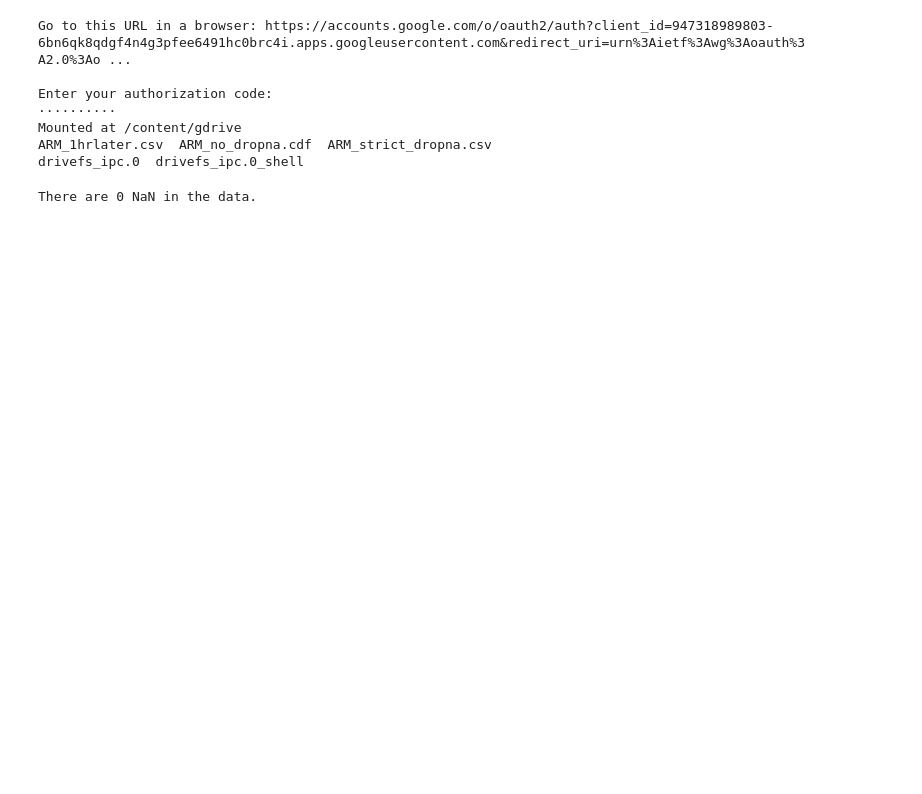
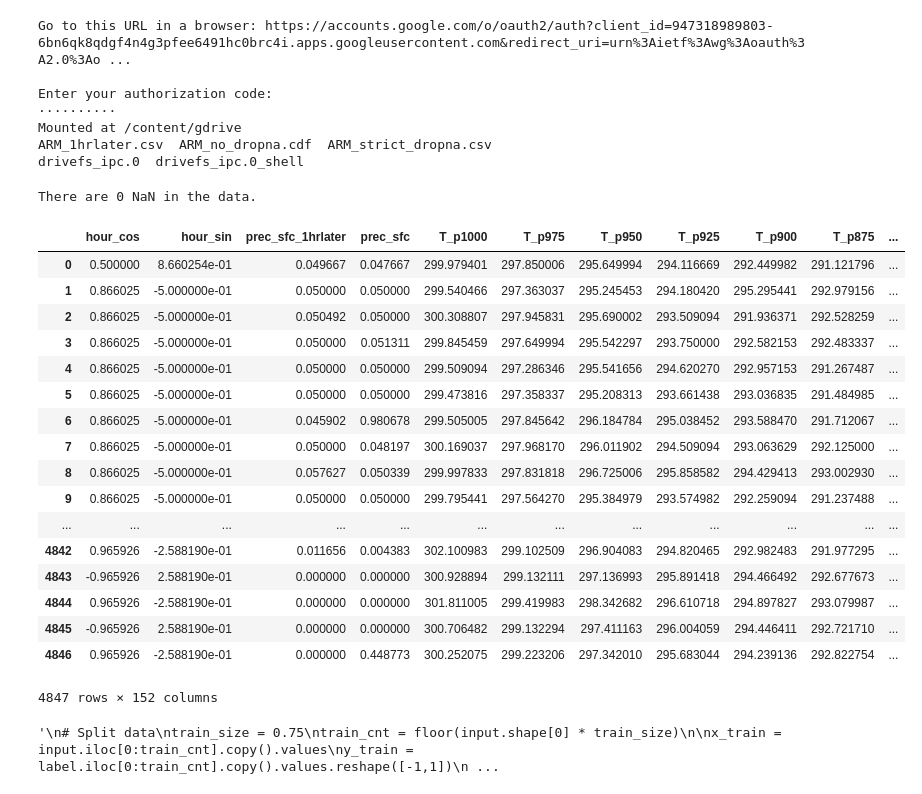
Before and after one commit to kurkutesa/Machine-Learning-Climate-Parameterization, a Jupyter notebook: work/NN/colab/NN.ipynb, the cells around one changed output. Drawn from its saved outputs; the diff is of its cells as text; code cells hidden in the pictures; blank space fills up the shorter version.

```diff
--- a/work/NN/colab/NN.ipynb
+++ b/work/NN/colab/NN.ipynb
@@ -61,20 +62,40 @@ drivefs_ipc.0  drivefs_ipc.0_shell
 # %%
 # Read data
 DATADIR = '/content/gdrive/My Drive/Colab Notebooks/data'
+#DATADIR = '../data/forNN'
 f = DATADIR + '/ARM_1hrlater.csv'
 df = pd.read_csv(f,index_col=0) # the first column in .csv is index
 
 # Double check NaN does not exist
 print('There are {} NaN in the data.'.format(df.isnull().sum().sum()))
-#df
+df
 # %% [output]
 There are 0 NaN in the data.
+|  | hour_cos | hour_sin | prec_sfc_1hrlater | prec_sfc | T_p1000 | T_p975 | T_p950 | T_p925 | T_p900 | T_p875 | ... |
+| 0 | 0.500000 | 8.660254e-01 | 0.049667 | 0.047667 | 299.979401 | 297.850006 | 295.649994 | 294.116669 | 292.449982 | 291.121796 | ... |
+| 1 | 0.866025 | -5.000000e-01 | 0.050000 | 0.050000 | 299.540466 | 297.363037 | 295.245453 | 294.180420 | 295.295441 | 292.979156 | ... |
+| 2 | 0.866025 | -5.000000e-01 | 0.050492 | 0.050000 | 300.308807 | 297.945831 | 295.690002 | 293.509094 | 291.936371 | 292.528259 | ... |
+| 3 | 0.866025 | -5.000000e-01 | 0.050000 | 0.051311 | 299.845459 | 297.649994 | 295.542297 | 293.750000 | 292.582153 | 292.483337 | ... |
+| 4 | 0.866025 | -5.000000e-01 | 0.050000 | 0.050000 | 299.509094 | 297.286346 | 295.541656 | 294.620270 | 292.957153 | 291.267487 | ... |
+| 5 | 0.866025 | -5.000000e-01 | 0.050000 | 0.050000 | 299.473816 | 297.358337 | 295.208313 | 293.661438 | 293.036835 | 291.484985 | ... |
+| 6 | 0.866025 | -5.000000e-01 | 0.045902 | 0.980678 | 299.505005 | 297.845642 | 296.184784 | 295.038452 | 293.588470 | 291.712067 | ... |
+| 7 | 0.866025 | -5.000000e-01 | 0.050000 | 0.048197 | 300.169037 | 297.968170 | 296.011902 | 294.509094 | 293.063629 | 292.125000 | ... |
+| 8 | 0.866025 | -5.000000e-01 | 0.057627 | 0.050339 | 299.997833 | 297.831818 | 296.725006 | 295.858582 | 294.429413 | 293.002930 | ... |
+| 9 | 0.866025 | -5.000000e-01 | 0.050000 | 0.050000 | 299.795441 | 297.564270 | 295.384979 | 293.574982 | 292.259094 | 291.237488 | ... |
+| ... | ... | ... | ... | ... | ... | ... | ... | ... | ... | ... | ... |
+| 4842 | 0.965926 | -2.588190e-01 | 0.011656 | 0.004383 | 302.100983 | 299.102509 | 296.904083 | 294.820465 | 292.982483 | 291.977295 | ... |
+| 4843 | -0.965926 | 2.588190e-01 | 0.000000 | 0.000000 | 300.928894 | 299.132111 | 297.136993 | 295.891418 | 294.466492 | 292.677673 | ... |
+| 4844 | 0.965926 | -2.588190e-01 | 0.000000 | 0.000000 | 301.811005 | 299.419983 | 298.342682 | 296.610718 | 294.897827 | 293.079987 | ... |
+| 4845 | -0.965926 | 2.588190e-01 | 0.000000 | 0.000000 | 300.706482 | 299.132294 | 297.411163 | 296.004059 | 294.446411 | 292.721710 | ... |
+| 4846 | 0.965926 | -2.588190e-01 | 0.000000 | 0.448773 | 300.252075 | 299.223206 | 297.342010 | 295.683044 | 294.239136 | 292.822754 | ... |
+4847 rows × 152 columns
 # %%
 # Generate inputs and labels
 input = df.drop(columns='prec_sfc_1hrlater')
 label = df['prec_sfc_1hrlater']
 # %%
 #################### OBSOLETE - data standardization with numpy
+'''
 # Split data
 train_size = 0.75
 train_cnt = floor(input.shape[0] * train_size)
@@ -99,4 +120,8 @@ for col in range(x_train.shape[1]):
 prec_mean, prec_std = norm_mean[2], norm_std[2]
 y_train = (y_train - prec_mean)/ prec_std
 y_test = (y_test - prec_mean)/ prec_std
+'''
+#################### OBSOLETE
+# %% [output]
+'\n# Split data\ntrain_size = 0.75\ntrain_cnt = floor(input.shape[0] * train_size)\n\nx_train = input.iloc[0:train_cnt].copy().values\ny_train = label.iloc[0:train_cnt].copy().values.reshape([-1,1])\n ...
 # %%
```
Also changed, not shown: parts of 13 cells of this notebook.
